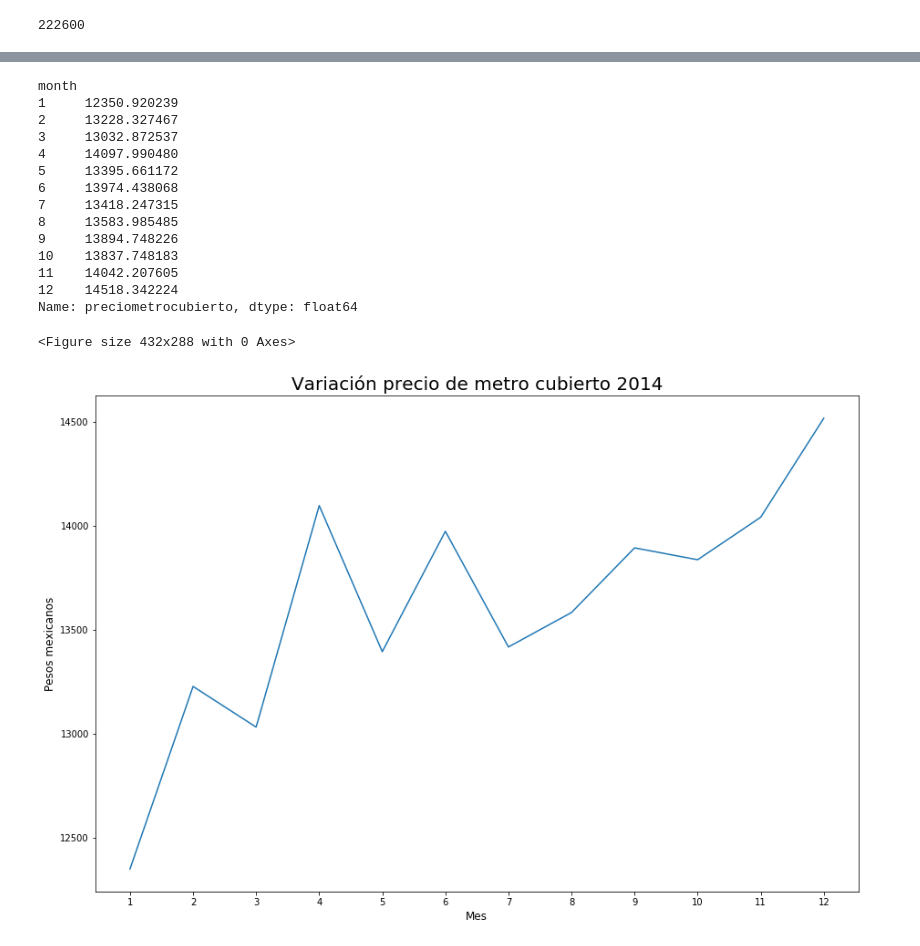
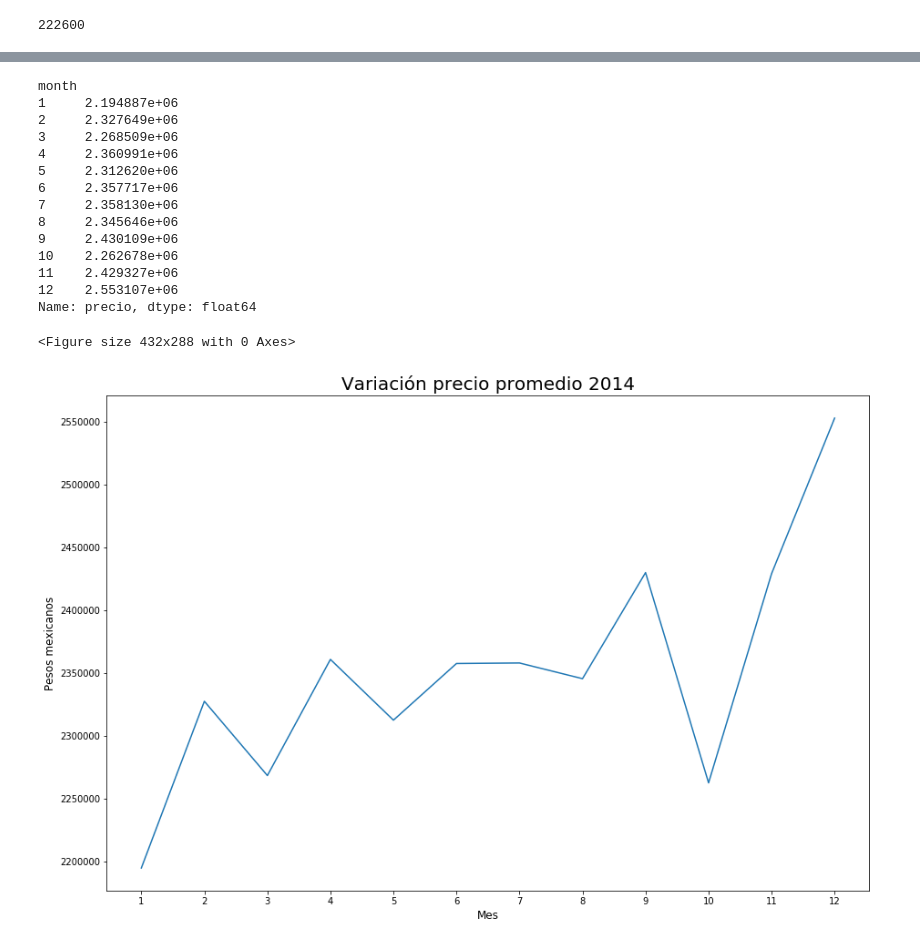
Before and after one commit to gdbien/9558-Organizacion-de-Datos, a Jupyter notebook: TP1/JuanPablo/tp1_jp.ipynb, the cells around one changed output, grey strips where cells are left out. Cells and saved outputs as stored; diff of their text form; code cells hidden in the pictures.

```diff
--- a/TP1/JuanPablo/tp1_jp.ipynb
+++ b/TP1/JuanPablo/tp1_jp.ipynb
@@ -199,32 +199,32 @@ Name: preciometrocubierto, dtype: float64
 # %%
 df_2014 = df_by_year.get_group(2014)
-mean_2014 = df_2014.groupby('month').preciometrocubierto.mean()
+mean_2014 = df_2014.groupby('month').precio.mean()
 print(mean_2014)
 plt.figure()
 plt.subplots(figsize=(15,10))
 plt.plot(mean_2014.index, mean_2014.values)
-plt.title('Variación precio de metro cubierto 2014', fontsize=20)
+plt.title('Variación precio promedio 2014', fontsize=20)
 plt.xlabel('Mes', fontsize=12)
 plt.ylabel('Pesos mexicanos', fontsize=12)
 plt.xticks(mean_2014.index)
-plt.savefig('precio_metrocubierto_2014.png', bbox_inches = 'tight')
+plt.savefig('precio_2014.png', bbox_inches = 'tight')
 plt.show()
 # %% [output]
 month
-1     12350.920239
-2     13228.327467
-3     13032.872537
-4     14097.990480
-5     13395.661172
-6     13974.438068
-7     13418.247315
-8     13583.985485
-9     13894.748226
-10    13837.748183
-11    14042.207605
-12    14518.342224
-Name: preciometrocubierto, dtype: float64
+1     2.194887e+06
+2     2.327649e+06
+3     2.268509e+06
+4     2.360991e+06
+5     2.312620e+06
+6     2.357717e+06
+7     2.358130e+06
+8     2.345646e+06
+9     2.430109e+06
+10    2.262678e+06
+11    2.429327e+06
+12    2.553107e+06
+Name: precio, dtype: float64
 <Figure size 432x288 with 0 Axes>
-[figure, old version]
+[figure, new version]
 # %%
 df_2015 = df_by_year.get_group(2015)
```
Also changed, not shown: parts of 25 cells of this notebook.
